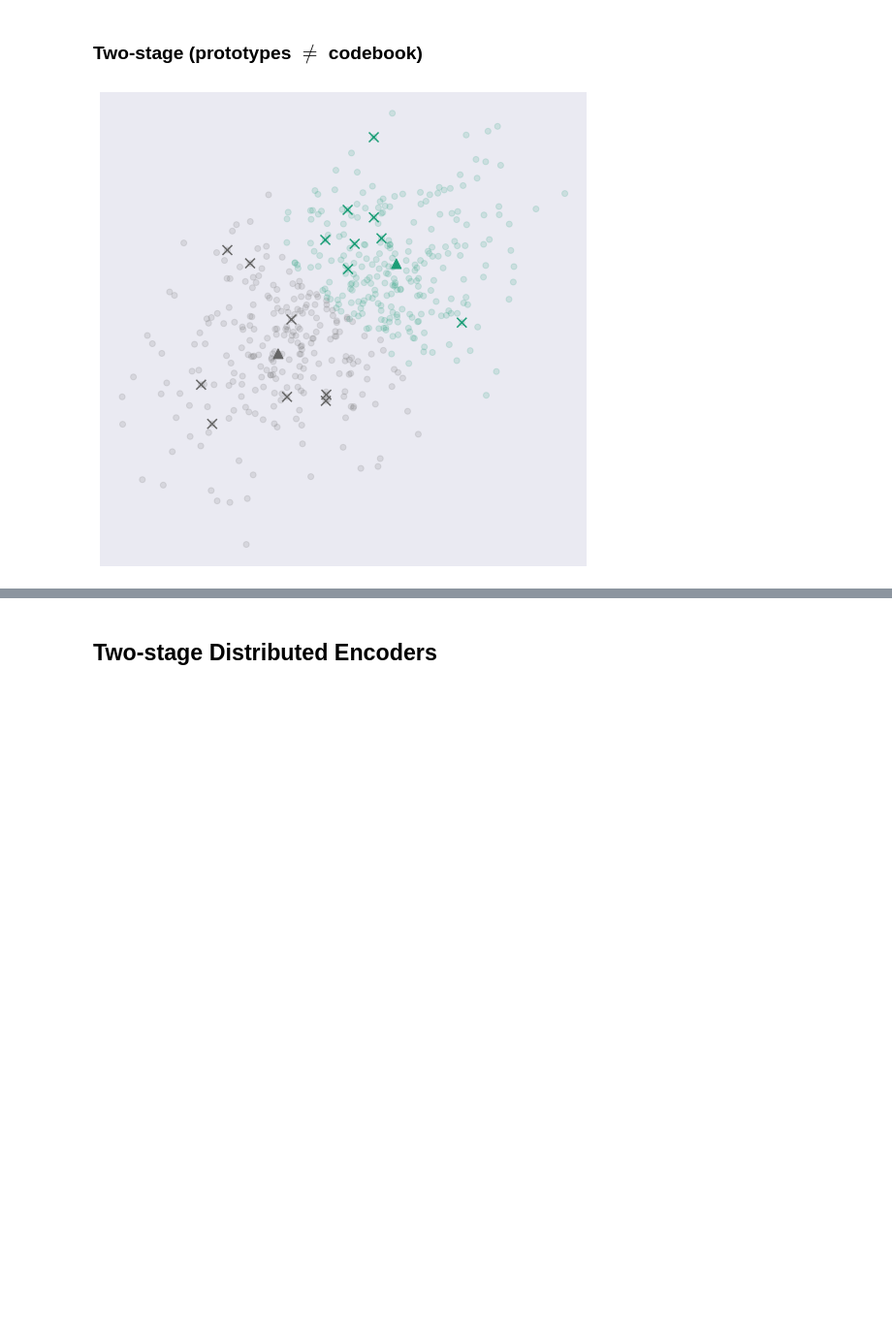
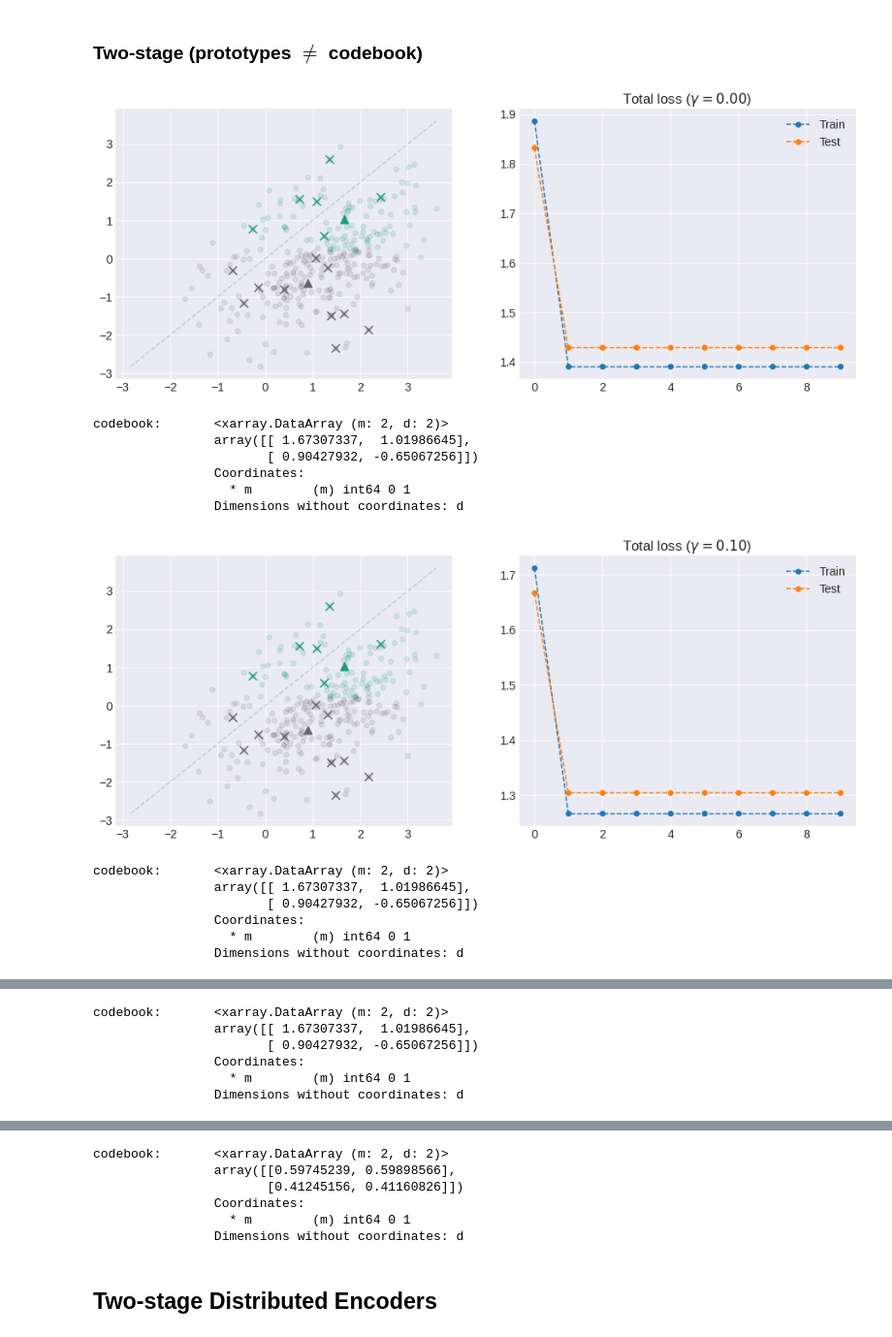
Before and after one commit to dsevero/dsevero, a Jupyter notebook: scratch/dsc4ml/_build/jupyter_execute/content.ipynb, the cells around one changed output, grey strips where cells are left out. Shown at 97% size. Saved outputs shown, nothing was run; the diff lists cells and outputs as text; code cells hidden in the pictures; blank space fills up the shorter version.

```diff
--- a/scratch/dsc4ml/_build/jupyter_execute/content.ipynb
+++ b/scratch/dsc4ml/_build/jupyter_execute/content.ipynb
@@ -55,26 +121,51 @@ plt.show()
 # %% [markdown]
 ### Two-stage (prototypes $\neq$ codebook)
 # %%
-np.random.seed(0)
+for γ in [0, 0.1, 0.9, 1.0]:
+    npr.seed(0)
 
-p = 16
-X = generate_2d_dataset(500, ρ=0.5)
-protos = sample(X, 'n', p).rename(n='p')
-q_indices = xr.DataArray(np.random.randint(2, size=p), dims='p')
-codebook = sample(X, 'n', 2).rename(n='m')
+    p = 16
+    X, _ = generate_2d_dataset(300, ρ=0.5, sep=0.2)
+    protos = sample(X, 'n', p).rename(n='p')
+    q_indices = DA(npr.randint(2, size=p), dims='p')
+    codebook = sample(X, 'n', 2).rename(n='m')
 
-enc = LocalEncoder(protos, q_indices)
-dec = FusionDecoder(codebook)
+    enc = LocalEncoder(protos, q_indices, rate=2)
+    dec = FusionDecoder(codebook)
 
-for i in range(10):
-    dec = dec.optimize(X, enc)
-    enc = enc.optimize(X, dec)
+    losses = list()
+    Z, _ = generate_2d_dataset(300, ρ=0.5, sep=0.2)
+    for i in range(10):
+        dec = dec.optimize(X, enc, γ, w)
+        enc = enc.optimize(X, dec, total_loss(γ))
+        losses.append({'Train': total_loss(γ)(X, dec(enc(X))).mean().item(),
+                       'Test': total_loss(γ)(Z, dec(enc(Z))).mean().item()})
 
-plt.scatter(*enc.protos.T, c=enc(enc.protos.rename(p='n')), marker='x', s=100)
-plt.scatter(*dec.codebook.T, c=enc(dec.codebook), marker='^', s=100)
-plt.scatter(*X.T, c=enc(X), alpha=0.15)
-plt.xticks([])
-plt.yticks([])
-plt.show()
+    losses = pd.DataFrame(losses)
+
+    plt.subplot(1, 2, 1)
+    plt.scatter(*enc.protos.T, c=enc(enc.protos.rename(p='n')), marker='x', s=100)
+    plt.scatter(*dec.codebook.T, c=enc(dec.codebook), marker='^', s=100)
+    plt.scatter(*X.T, c=enc(X), alpha=0.15)
+    plot_decision_boundary(X)
+
+    ax = plt.subplot(1, 2, 2)
+    losses.plot(ax=ax, style='o--')
+    plt.title(f'Total loss ($\gamma = {γ:.2f}$)')
+    plt.show()
+    print(dec)
 # %% [output]
-[figure, old version]
+[figure, new version]
+codebook:       <xarray.DataArray (m: 2, d: 2)>
+                array([[ 1.67307337,  1.01986645],
+                       [ 0.90427932, -0.65067256]])
+                Coordinates:
+                  * m        (m) int64 0 1
+                Dimensions without coordinates: d
+[figure, added]
+codebook:       <xarray.DataArray (m: 2, d: 2)>
+                array([[ 1.67307337,  1.01986645],
+                       [ 0.90427932, -0.65067256]])
+                Coordinates:
+                  * m        (m) int64 0 1
+                Dimensions without coordinates: d
@@ -80,0 +173,6 @@ plt.show()
+codebook:       <xarray.DataArray (m: 2, d: 2)>
+                array([[ 1.67307337,  1.01986645],
+                       [ 0.90427932, -0.65067256]])
+                Coordinates:
+                  * m        (m) int64 0 1
+                Dimensions without coordinates: d
@@ -81,3 +180,9 @@ plt.show()
+codebook:       <xarray.DataArray (m: 2, d: 2)>
+                array([[0.59745239, 0.59898566],
+                       [0.41245156, 0.41160826]])
+                Coordinates:
+                  * m        (m) int64 0 1
+                Dimensions without coordinates: d
 # %% [markdown]
 ## Two-stage Distributed Encoders
 # %%
```
Also changed, not shown: parts of 4 cells of this notebook, 34 other files.
